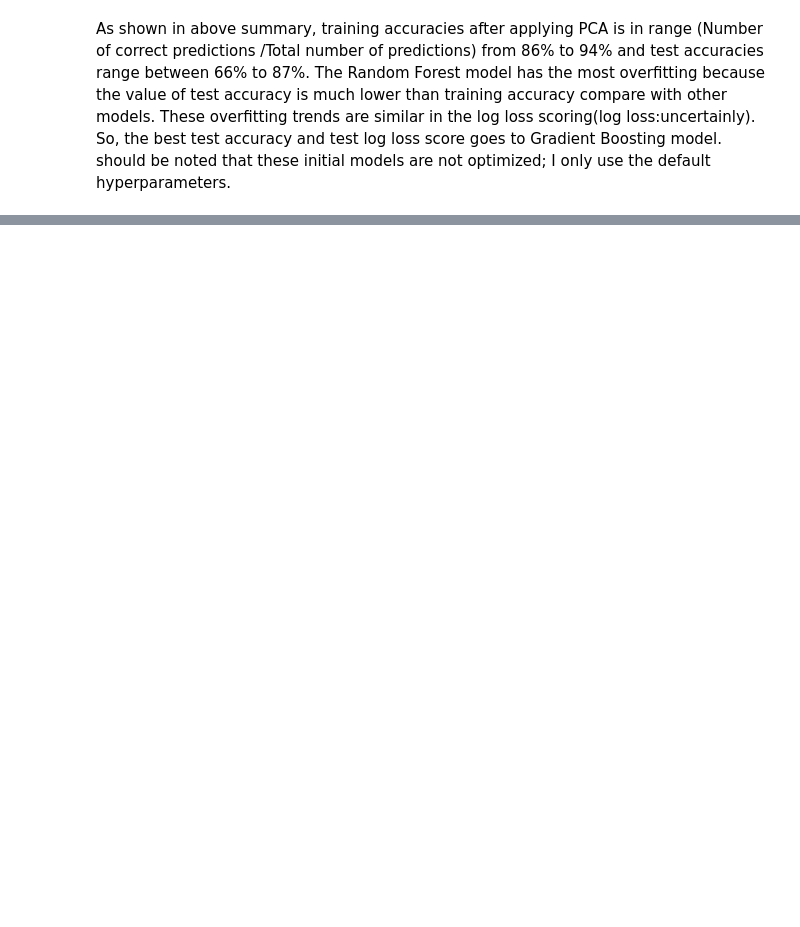
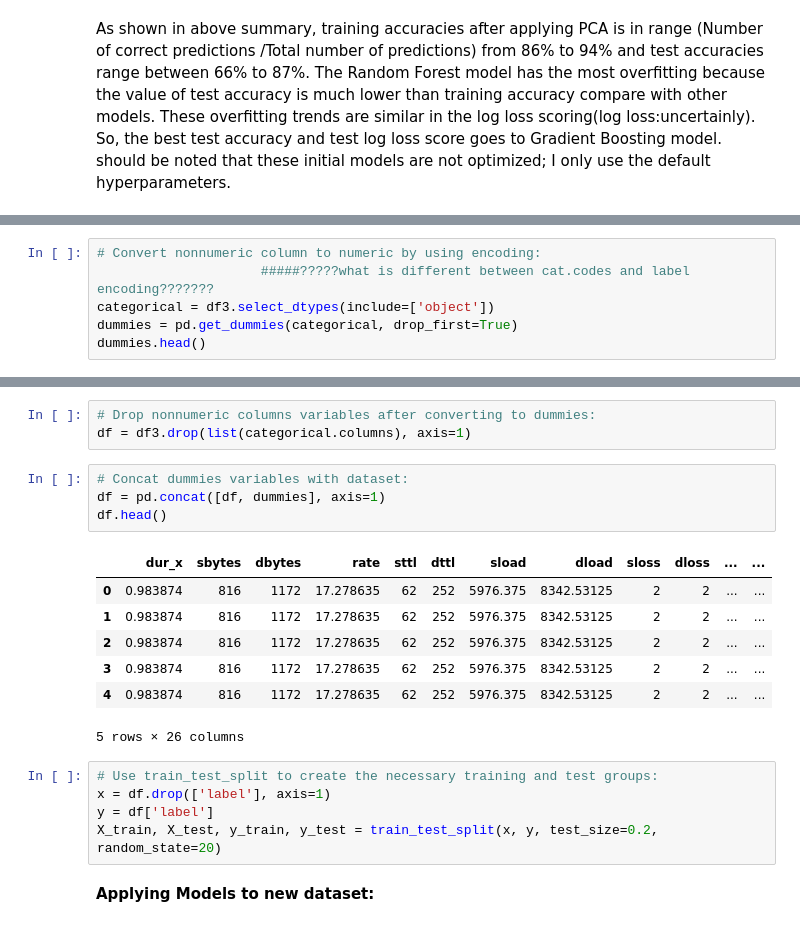
Before and after one commit to parichehrma/PariMa1, a Jupyter notebook: Capstone of Supervised Learning main.ipynb, the cells around one changed output, grey strips where cells are left out. Saved outputs shown, nothing was run; the diff lists cells and outputs as text; blank space fills up the shorter version.

```diff
--- a/Capstone of Supervised Learning main.ipynb
+++ b/Capstone of Supervised Learning main.ipynb
@@ -1072,0 +1336,6 @@ df_final.head()
+# %%
+# Convert nonnumeric column to numeric by using encoding:
+                     #####?????what is different between cat.codes and label encoding???????
+categorical = df3.select_dtypes(include=['object'])
+dummies = pd.get_dummies(categorical, drop_first=True)
+dummies.head()
@@ -1072,0 +1349,22 @@ df_final.head()
+# %%
+# Drop nonnumeric columns variables after converting to dummies:
+df = df3.drop(list(categorical.columns), axis=1)
+# %%
+# Concat dummies variables with dataset:
+df = pd.concat([df, dummies], axis=1)
+df.head()
+# %% [output]
+|  | dur_x | sbytes | dbytes | rate | sttl | dttl | sload | dload | sloss | dloss | ... | ... |
+| 0 | 0.983874 | 816 | 1172 | 17.278635 | 62 | 252 | 5976.375 | 8342.53125 | 2 | 2 | ... | ... |
+| 1 | 0.983874 | 816 | 1172 | 17.278635 | 62 | 252 | 5976.375 | 8342.53125 | 2 | 2 | ... | ... |
+| 2 | 0.983874 | 816 | 1172 | 17.278635 | 62 | 252 | 5976.375 | 8342.53125 | 2 | 2 | ... | ... |
+| 3 | 0.983874 | 816 | 1172 | 17.278635 | 62 | 252 | 5976.375 | 8342.53125 | 2 | 2 | ... | ... |
+| 4 | 0.983874 | 816 | 1172 | 17.278635 | 62 | 252 | 5976.375 | 8342.53125 | 2 | 2 | ... | ... |
+5 rows × 26 columns
+# %%
+# Use train_test_split to create the necessary training and test groups:
+x = df.drop(['label'], axis=1)
+y = df['label']
+X_train, X_test, y_train, y_test = train_test_split(x, y, test_size=0.2, random_state=20)
+# %% [markdown]
+**Applying Models to new dataset:**
```
Also changed, not shown: parts of 214 cells of this notebook.
